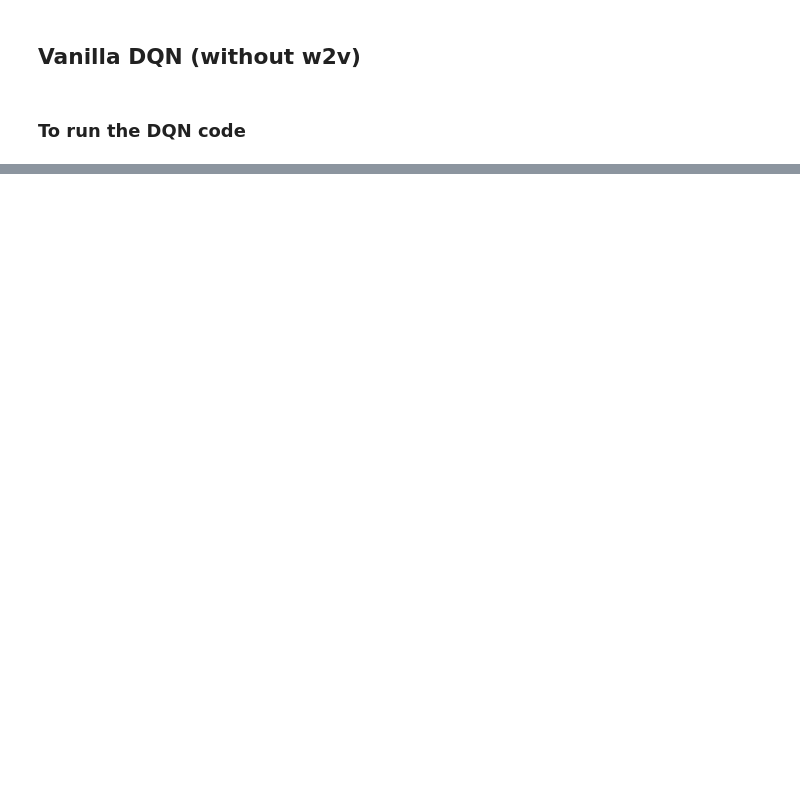
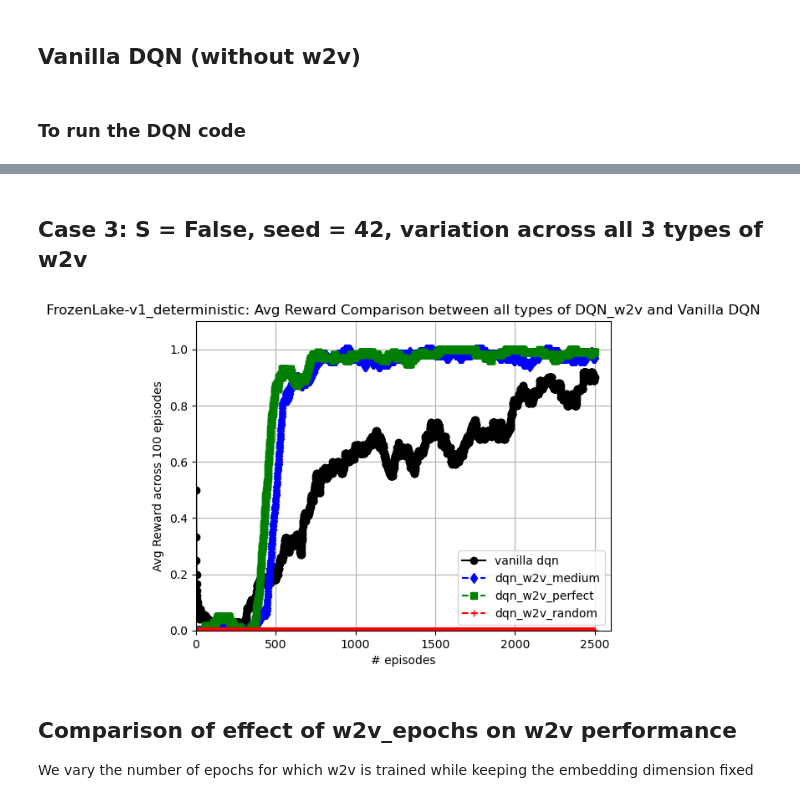
Before and after one commit to romils9/w2v_dqn, a Jupyter notebook: mdp/combined_frozen_lake.ipynb, the cells around one changed output, grey strips where cells are left out. Drawn from its saved outputs; the diff is of its cells as text; code cells hidden in the pictures; blank space fills up the shorter version.

```diff
--- a/mdp/combined_frozen_lake.ipynb
+++ b/mdp/combined_frozen_lake.ipynb
@@ -1219,0 +1448,26 @@ if check_env_details:
+# %% [markdown]
+## Case 3: S = False, seed = 42, variation across all 3 types of w2v
+# %%
+curve1 = np.load(f"{runs_folder_path}/rewards_dqn_{env_name}_map_size_{env_dim}_stochastic_{True}_seed_{19}.npy")
+curve_perfect = np.load(f"{runs_folder_path}/rewards_w2v_dqn_modified_perfect_w2v_embed_dim_{embed_dim}_{env_name}_map_size_{env_dim}_stochastic_{False}_seed_{42}_epochs_{50}.npy")
+curve_medium = np.load(f"{runs_folder_path}/rewards_w2v_dqn_modified_medium_w2v_embed_dim_{embed_dim}_{env_name}_map_size_{env_dim}_stochastic_{False}_seed_{42}_epochs_{60}.npy")
+curve_random = np.load(f"{runs_folder_path}/rewards_w2v_dqn_modified_random_w2v_embed_dim_{embed_dim}_{env_name}_map_size_{env_dim}_stochastic_{False}_seed_{42}_epochs_{60}.npy")
+
+plt.figure(3)
+plt.plot(range(args.n_episodes), curve1, label = 'vanilla dqn', linestyle='-', marker='o', color='k')
+plt.plot(range(args.n_episodes), curve_medium, label = 'dqn_w2v_medium', linestyle='--', marker='d', color='b')
+plt.plot(range(args.n_episodes), curve_perfect, label = 'dqn_w2v_perfect', linestyle='--', marker='s', color='g')
+plt.plot(range(args.n_episodes), curve_random, label = 'dqn_w2v_random', linestyle='--', marker='+', color='r')
+plt.title(f"{env_name}_deterministic: Avg Reward Comparison between all types of DQN_w2v and Vanilla DQN")
+plt.xlabel("# episodes")
+plt.ylabel("Avg Reward across 100 episodes")
+plt.legend()
+plt.axis([0, 2600, 0, 1.1])
+plt.grid(True)
+# plt.show()
+plt.savefig(f"{runs_folder_path}/comparison_w2v_dqn_all_modified_w2v_embed_dim_{embed_dim}_{env_name}_map_size_{env_dim}_stochastic_{False}_seed_{42}_epochs_{60}.jpg")
+# %% [output]
+[figure, added]
+# %% [markdown]
+## Comparison of effect of w2v_epochs on w2v performance
+We vary the number of epochs for which w2v is trained while keeping the embedding dimension fixed
```
Also changed, not shown: parts of 19 cells of this notebook.
